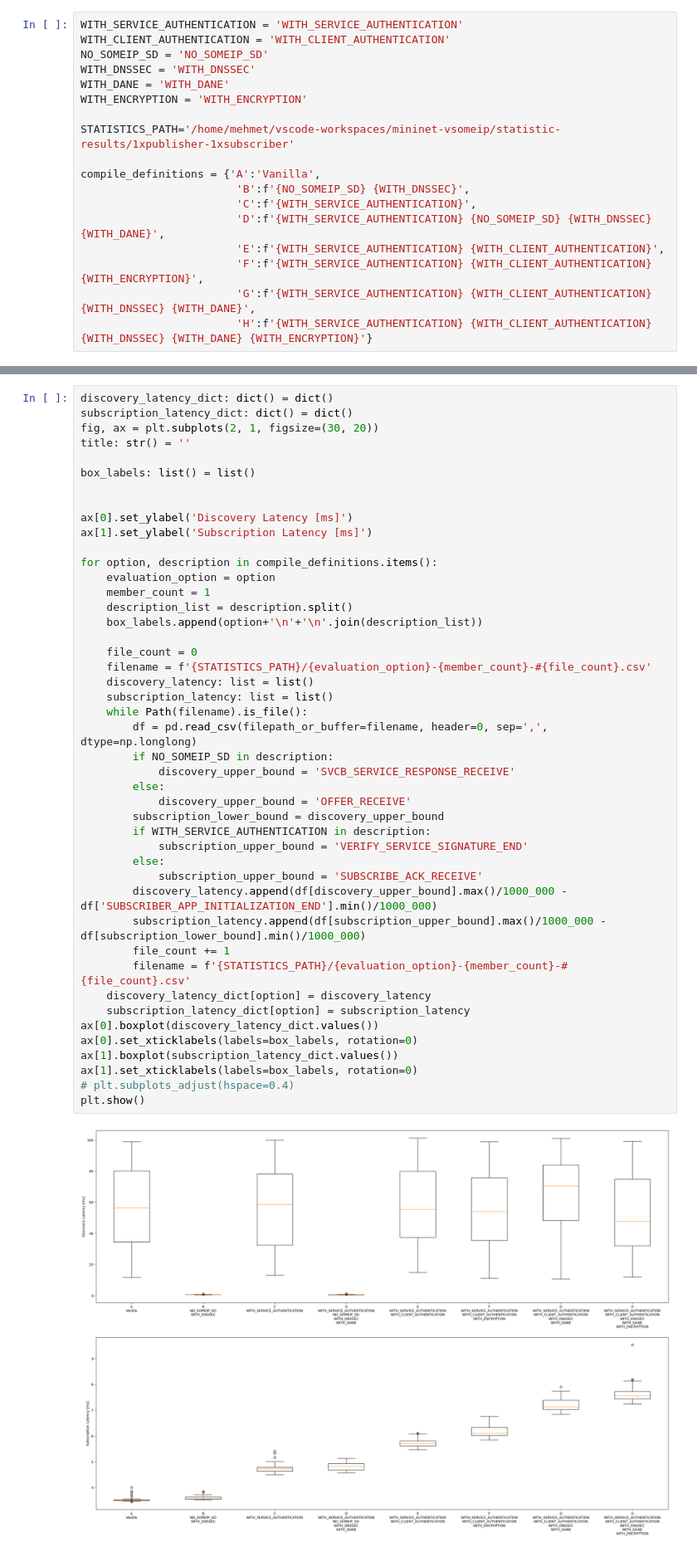
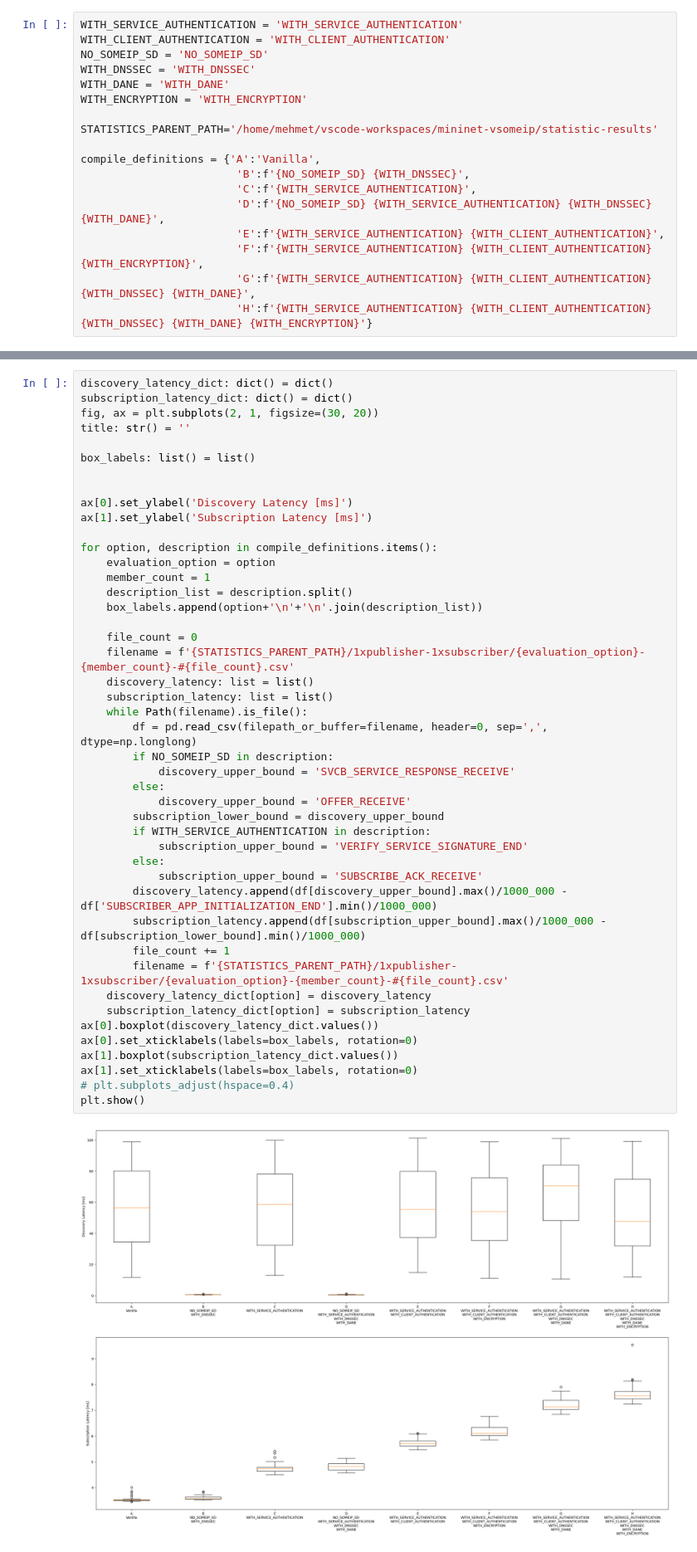
Before and after one commit to mehkir/mininet-vsomeip-evaluation, a Jupyter notebook: plot-scripts/evaluation.ipynb, the cells around one changed output, grey strips where cells are left out. Shown at 83% size. Cells and saved outputs as stored; diff of their text form.

```diff
--- a/plot-scripts/evaluation.ipynb
+++ b/plot-scripts/evaluation.ipynb
@@ -13,12 +13,12 @@ WITH_DNSSEC = 'WITH_DNSSEC'
 WITH_DANE = 'WITH_DANE'
 WITH_ENCRYPTION = 'WITH_ENCRYPTION'
 
-STATISTICS_PATH='/home/mehmet/vscode-workspaces/mininet-vsomeip/statistic-results/1xpublisher-1xsubscriber'
+STATISTICS_PARENT_PATH='/home/mehmet/vscode-workspaces/mininet-vsomeip/statistic-results'
 
 compile_definitions = {'A':'Vanilla',
                         'B':f'{NO_SOMEIP_SD} {WITH_DNSSEC}',
                         'C':f'{WITH_SERVICE_AUTHENTICATION}',
-                        'D':f'{WITH_SERVICE_AUTHENTICATION} {NO_SOMEIP_SD} {WITH_DNSSEC} {WITH_DANE}',
+                        'D':f'{NO_SOMEIP_SD} {WITH_SERVICE_AUTHENTICATION} {WITH_DNSSEC} {WITH_DANE}',
                         'E':f'{WITH_SERVICE_AUTHENTICATION} {WITH_CLIENT_AUTHENTICATION}',
                         'F':f'{WITH_SERVICE_AUTHENTICATION} {WITH_CLIENT_AUTHENTICATION} {WITH_ENCRYPTION}',
                         'G':f'{WITH_SERVICE_AUTHENTICATION} {WITH_CLIENT_AUTHENTICATION} {WITH_DNSSEC} {WITH_DANE}',
@@ -76,36 +76,36 @@ for option, description in compile_definitions.items():
     member_count = 1
     description_list = description.split()
     box_labels.append(option+'\n'+'\n'.join(description_list))
 
     file_count = 0
-    filename = f'{STATISTICS_PATH}/{evaluation_option}-{member_count}-#{file_count}.csv'
+    filename = f'{STATISTICS_PARENT_PATH}/1xpublisher-1xsubscriber/{evaluation_option}-{member_count}-#{file_count}.csv'
     discovery_latency: list = list()
     subscription_latency: list = list()
     while Path(filename).is_file():
         df = pd.read_csv(filepath_or_buffer=filename, header=0, sep=',', dtype=np.longlong)
         if NO_SOMEIP_SD in description:
             discovery_upper_bound = 'SVCB_SERVICE_RESPONSE_RECEIVE'
         else:
             discovery_upper_bound = 'OFFER_RECEIVE'
         subscription_lower_bound = discovery_upper_bound
         if WITH_SERVICE_AUTHENTICATION in description:
             subscription_upper_bound = 'VERIFY_SERVICE_SIGNATURE_END'
         else:
             subscription_upper_bound = 'SUBSCRIBE_ACK_RECEIVE'
         discovery_latency.append(df[discovery_upper_bound].max()/1000_000 - df['SUBSCRIBER_APP_INITIALIZATION_END'].min()/1000_000)
         subscription_latency.append(df[subscription_upper_bound].max()/1000_000 - df[subscription_lower_bound].min()/1000_000)
         file_count += 1
-        filename = f'{STATISTICS_PATH}/{evaluation_option}-{member_count}-#{file_count}.csv'
+        filename = f'{STATISTICS_PARENT_PATH}/1xpublisher-1xsubscriber/{evaluation_option}-{member_count}-#{file_count}.csv'
     discovery_latency_dict[option] = discovery_latency
     subscription_latency_dict[option] = subscription_latency
 ax[0].boxplot(discovery_latency_dict.values())
 ax[0].set_xticklabels(labels=box_labels, rotation=0)
 ax[1].boxplot(subscription_latency_dict.values())
 ax[1].set_xticklabels(labels=box_labels, rotation=0)
 # plt.subplots_adjust(hspace=0.4)
 plt.show()
 # %% [output]
-[figure, old version]
+[figure, new version]
 # %%
 import statistics
 
```
Also changed, not shown: parts of 1 cell of this notebook, 1 other file.
